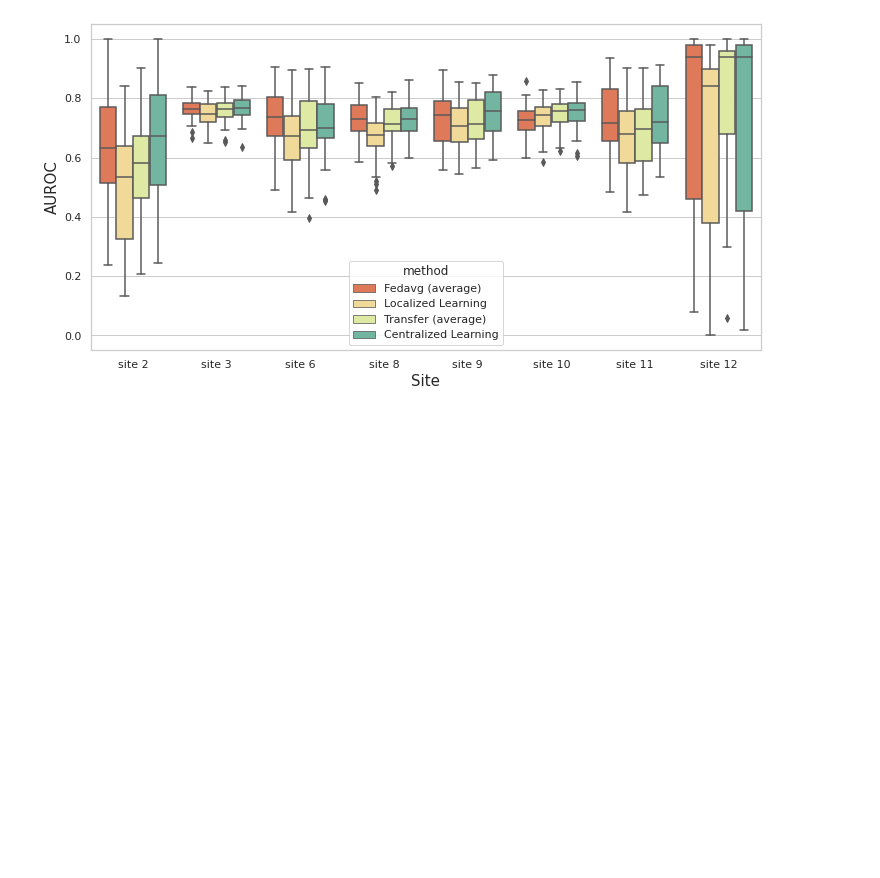
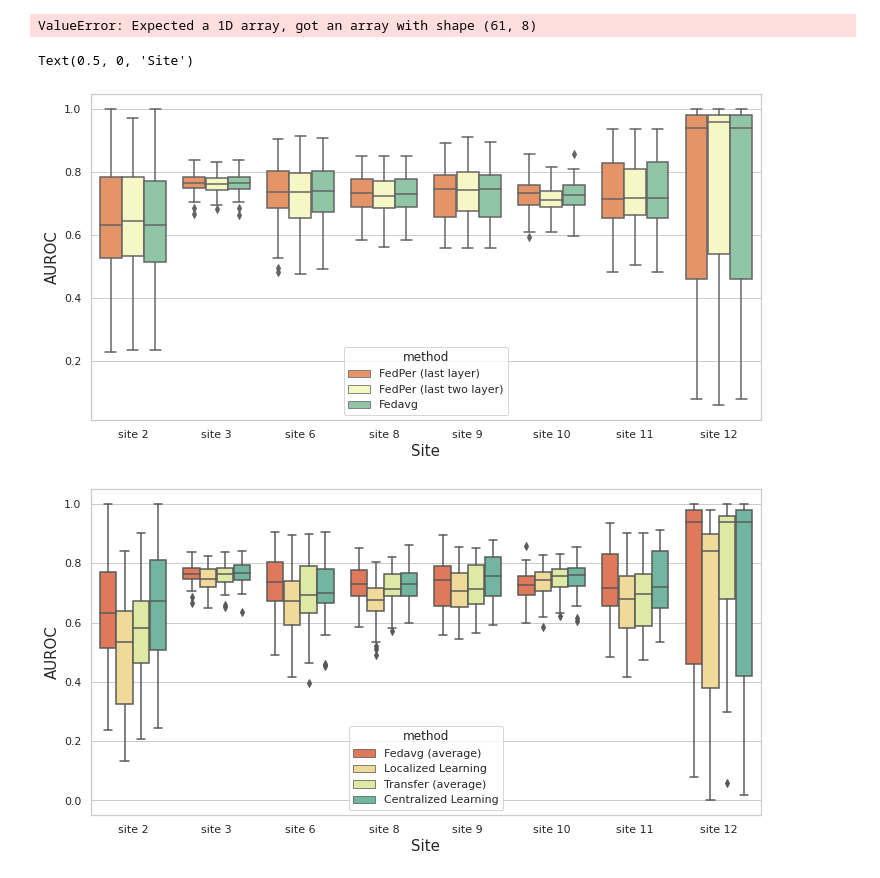
Before and after one commit to qqq951009/Federated_Learning, a Jupyter notebook: seerdb/data_visualization.ipynb, the cells around one changed output. Saved outputs shown, nothing was run; the diff lists cells and outputs as text; code cells hidden in the pictures; blank space fills up the shorter version.

```diff
--- a/seerdb/data_visualization.ipynb
+++ b/seerdb/data_visualization.ipynb
@@ -23,0 +24,6 @@ transfer = pd.read_csv(config['dir_name']+'/transfer_learning_score.csv', index_
+# %%
+baseline = fedavg.copy()
+# %%
+last_layer = fedavg.copy()
+# %%
+last_two_layer = fedavg.copy()
@@ -24,3 +46,10 @@ transfer = pd.read_csv(config['dir_name']+'/transfer_learning_score.csv', index_
+# %%
+output = pd.DataFrame()
+output['last layer'] = last_layer
+output['last two layer'] = last_two_layer
+output['fedavg'] = baseline
+# %% [output]
+ValueError: Expected a 1D array, got an array with shape (61, 8)
 # %%
 def concat4hos(df,method):
     temp = pd.concat([df['site2'],df['site3'],df['site6'],df['site8']])
@@ -35,6 +64,20 @@ def concat8hos(df,method):
     temp['site'] = ['site 2']*61+['site 3']*61+['site 6']*61+['site 8']*61+['site 9']*61+['site 10']*61+['site 11']*61+['site 12']*61
     temp['method'] = method
     return temp
+# %%
+dffedavg = concat8hos(baseline, 'Fedavg')
+dffedper1 = concat8hos(last_layer, 'FedPer (last layer)')
+dffedper2 = concat8hos(last_two_layer, 'FedPer (last two layer)')
+boxplot_data = pd.concat([dffedper1,dffedper2,dffedavg])
+# %%
+sns.set(style='whitegrid')
+plt.figure(figsize=(12,6))
+ax = sns.boxplot(x = 'site',y='mean',hue='method',data=boxplot_data, palette="Spectral",linewidth=1.5)
+ax.set_ylabel("AUROC",fontsize=15)
+ax.set_xlabel("Site",fontsize=15)
+# %% [output]
+Text(0.5, 0, 'Site')
+[figure, added]
 # %%
 # fill 10 的結果
 local = concat4hos(local_df,'Localized Learning')
```
Also changed, not shown: parts of 2 cells of this notebook, 28 other files.
